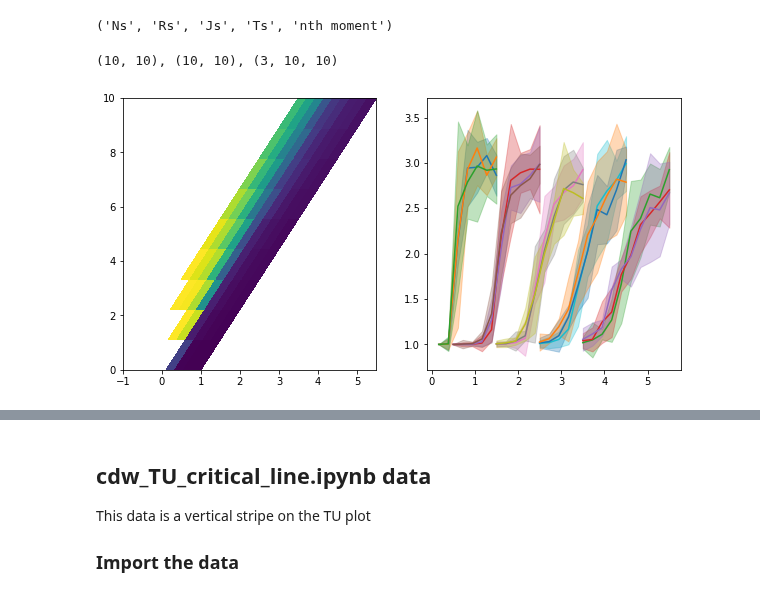
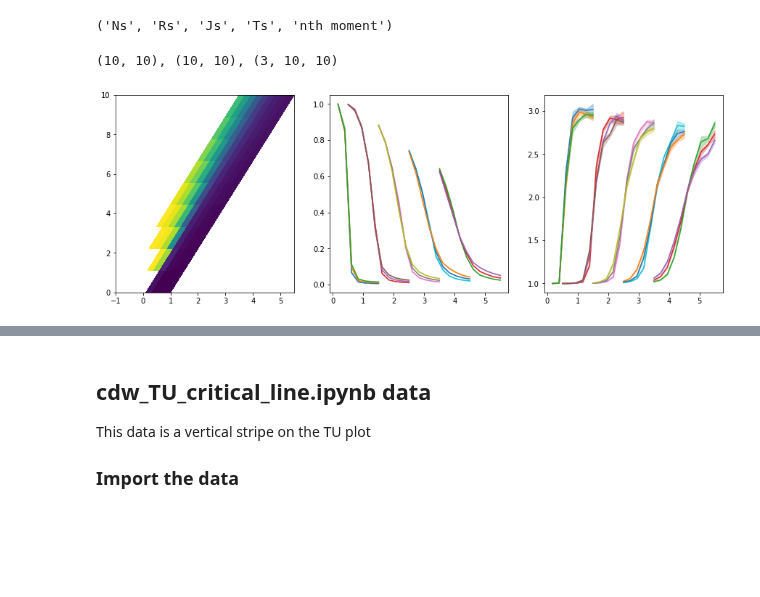
Before and after one commit to TomHodson/FKMC, a Jupyter notebook: notebooks/short_paper_figure_code/process_critical_lines.ipynb, the cells around one changed output, grey strips where cells are left out. Saved outputs shown, nothing was run; the diff lists cells and outputs as text; code cells hidden in the pictures; blank space fills up the shorter version.

```diff
--- a/notebooks/short_paper_figure_code/process_critical_lines.ipynb
+++ b/notebooks/short_paper_figure_code/process_critical_lines.ipynb
@@ -100,0 +50,8 @@ Wall time: 15.3 s
+# %%
+%%time
+from FKMC.import_funcs import incremental_load
+
+functions = [
+    mean_over_MCMC('Mf_moments', N_error_bins = 10),
+]
+cdw_TJ = incremental_load(folder = '~/HPC_data/cdw_TJ_critical_line', functions = functions, force_reload = True)
@@ -108,38 +174,41 @@ from scipy.stats import sem
 d = cdw_TJ
 
 #mean before
 M2 = np.nanmean(d.Mf_moments[:, :, :, :, 2], axis = 1)
 M4 = np.nanmean(d.Mf_moments[:, :, :, :, 4], axis = 1)
 dM2 = sem(d.Mf_moments[:, :, :, :, 2], axis = 1)
 dM4 = sem(d.Mf_moments[:, :, :, :, 4], axis = 1)
 
 B = M4 / M2**2
 dB = B * np.sqrt((2*dM2/M2)**2 + (dM4 / M4)**2)
 
 
 #mean after
-#M2 = d.Mf_moments[:, :, :, :, 2]
-#M4 = d.Mf_moments[:, :, :, :, 4]
-#B = np.nanmean(M4 / M2**2, axis = 1)
-#dB = sem(M4 / M2**2, axis = 1)
-#M2 = np.nanmean(M2, axis = 1)
+fM2 = d.Mf_moments[:, :, :, :, 2]
+fM4 = d.Mf_moments[:, :, :, :, 4]
 
-n = 2
+B = np.nanmean(fM4 / fM2**2, axis = 1)
+dB = sem(fM4 / fM2**2, axis = 1)
+M2 = np.nanmean(fM2, axis = 1)
+dM2 = sem(fM2, axis = 1)
+
+n = 3
 f, ax = plt.subplots(1,n, figsize = (n*5, 5), squeeze = False)
 
 Js = cdw_TJ.Js[:, None] * np.ones_like(cdw_TJ.Ts)[None, :]
 Ts = 2.25 * Js / 5 +  cdw_TJ.Ts[None, :]
 
 shapes(Js, Ts, B)
 ax[0, 0].pcolormesh(Ts, Js, M2[-1])
 
 from FKMC.plotting import spread
 
 J_i = 5
 
 for J_i in range(1,10,2):
     for i, N in zip(count(), cdw_TJ.Ns):
-        spread(ax[0,1], Ts[J_i], B[i, J_i, :], dB[i, J_i, :])
+        spread(ax[0,1], Ts[J_i], M2[i, J_i, :], dM2[i, J_i, :])
+        spread(ax[0,2], Ts[J_i], B[i, J_i, :], dB[i, J_i, :])
 # %% [output]
 (10, 10), (10, 10), (3, 10, 10)
-[figure, old version]
+[figure, new version]
```
Also changed, not shown: parts of 13 cells of this notebook, 8 other files.
